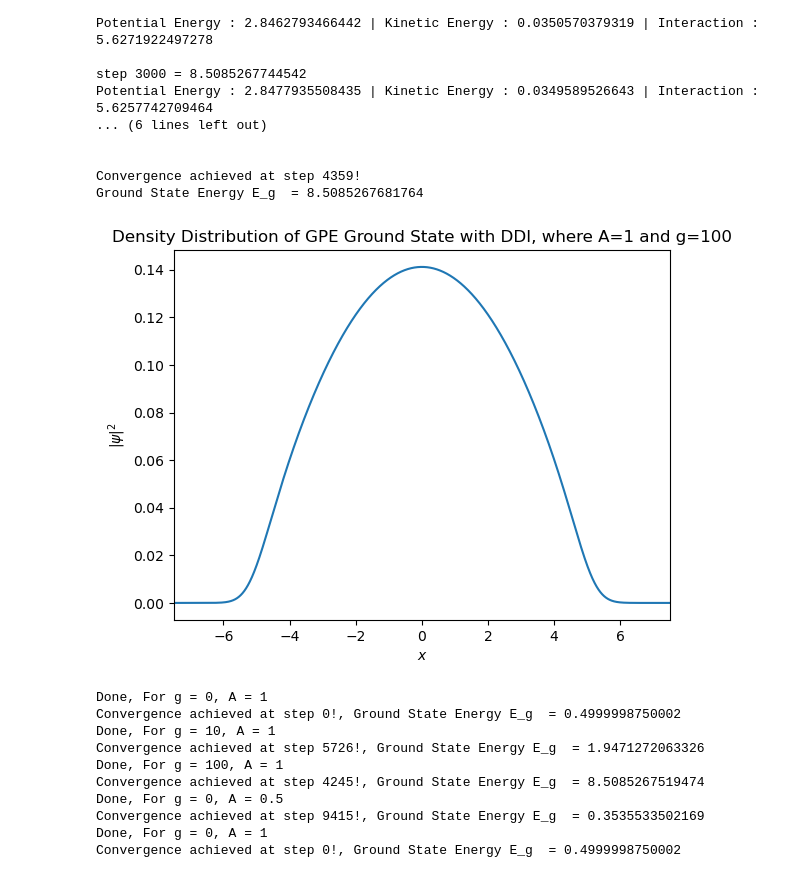
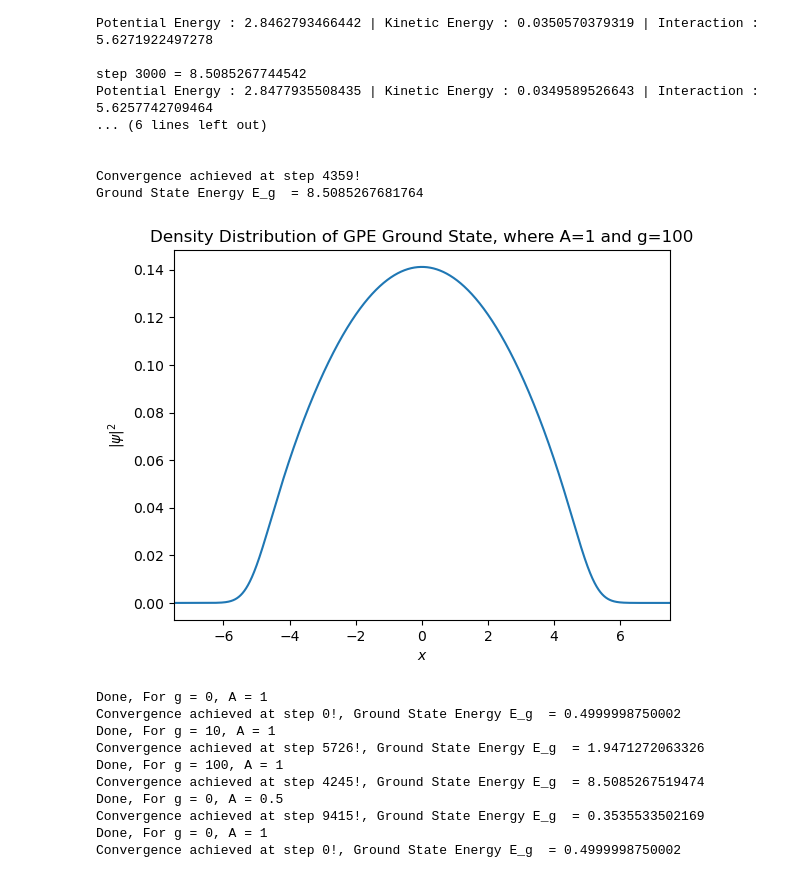
Before and after one commit to Bwimmin/Ground-State-GPE-, a Jupyter notebook: Ground State GPE .ipynb, the cells around one changed output. Saved outputs shown, nothing was run; the diff lists cells and outputs as text; code cells hidden in the pictures.

```diff
--- a/Ground State GPE .ipynb
+++ b/Ground State GPE .ipynb
@@ -119,15 +119,15 @@ Ground State Energy E_g  = 8.5085267681764
 # %%
 plt.plot(x, np.abs(psi)**2)
 plt.xlim(-7.5, 7.5)
 plt.ylabel (r'$|\psi|^2$')
 plt.xlabel (r'$x$')
 #plt.ylim (0, 0.6)
-plt.title(f"Density Distribution of GPE Ground State with DDI, where A={A} and g={g}")
+plt.title(f"Density Distribution of GPE Ground State, where A={A} and g={g}")
 
 plt.savefig('DensityDistwDDI_A1_g1.png', dpi=500, bbox_inches='tight')
 plt.show()
 # %% [output]
-[figure, old version]
+[figure, new version]
 # %%
 dx = 0.001
 x = np.arange(-7.5, 7.5, dx)
```
Also changed, not shown: parts of 2 cells of this notebook.
